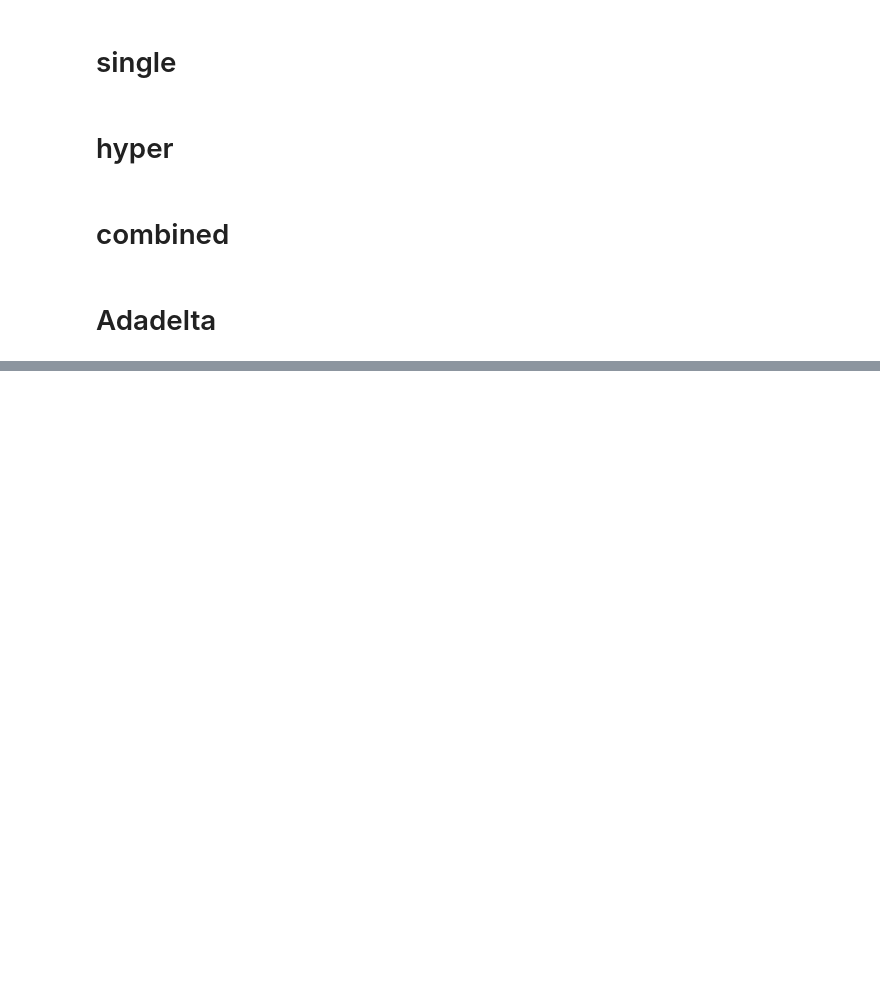
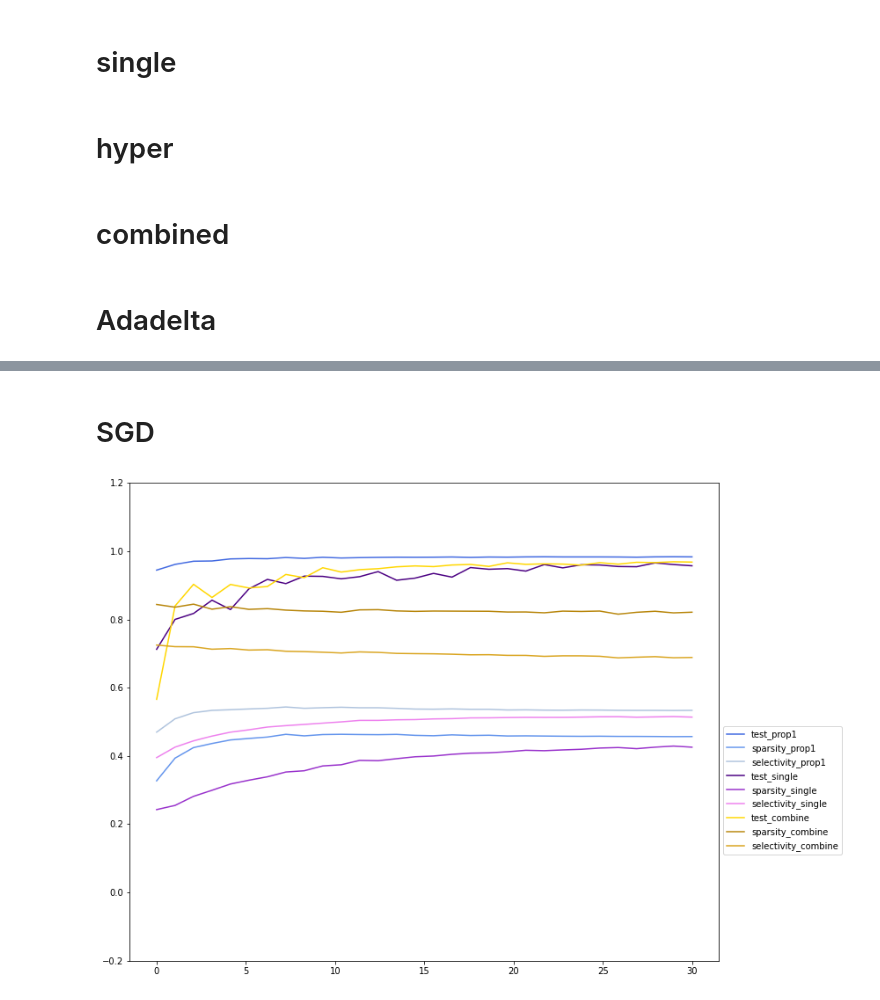
Before and after one commit to 7201krap/COMS30045_Individual-Project, a Jupyter notebook: FINAL/Graphs/combine/combine.ipynb, the cells around one changed output, grey strips where cells are left out. Drawn from its saved outputs; the diff is of its cells as text; code cells hidden in the pictures; blank space fills up the shorter version.

```diff
--- a/FINAL/Graphs/combine/combine.ipynb
+++ b/FINAL/Graphs/combine/combine.ipynb
@@ -121,0 +137,8 @@ ValueError: x and y must have same first dimension, but have shapes (30,) and (1
+# %% [markdown]
+# SGD
+# %%
+all_plotter(SGD_hyper_test, SGD_hyper_sparsity, SGD_hyper_selectivity_avg,
+            SGD_single_test, SGD_single_sparsity, SGD_single_selectivity_avg,
+            SGD_combined_test, SGD_combined_sparsity, SGD_combined_selectivity_avg)
+# %% [output]
+[figure, added]
```
Also changed, not shown: parts of 7 cells of this notebook, 25 other files.
